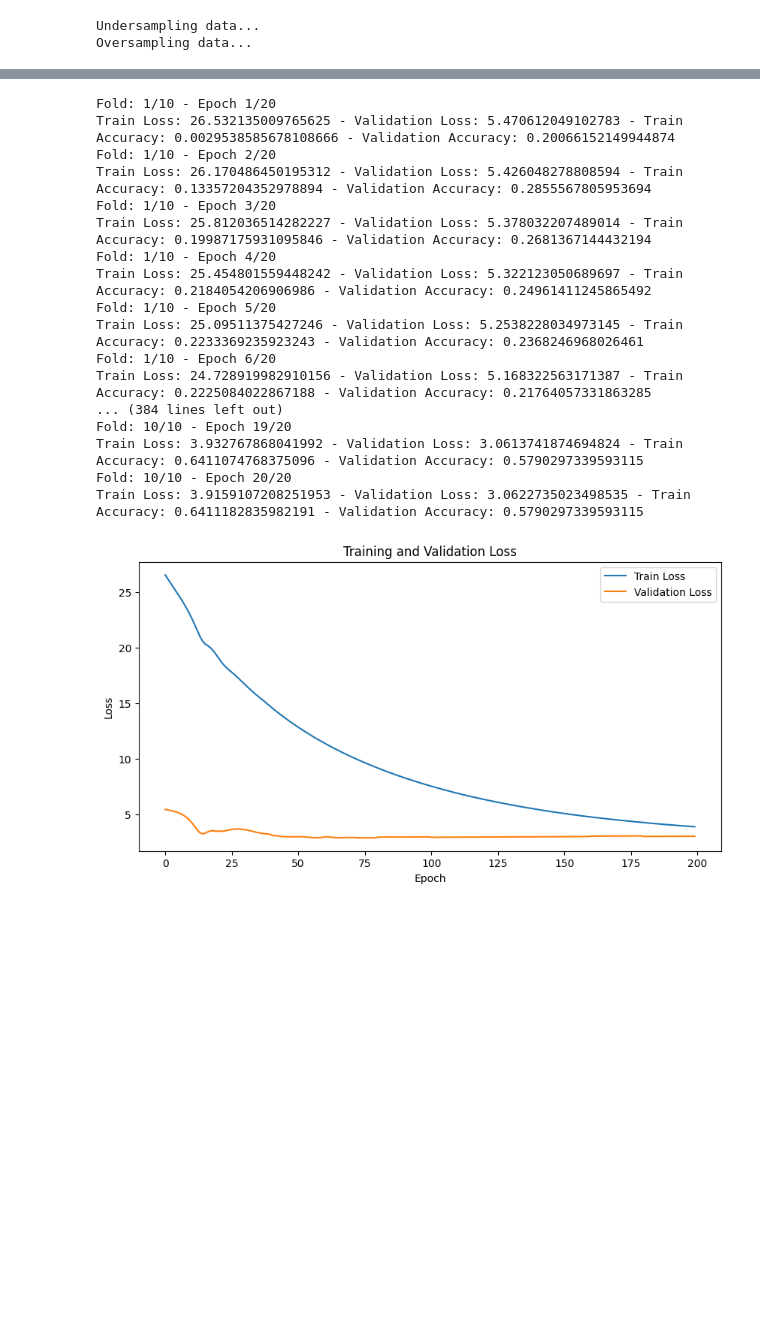
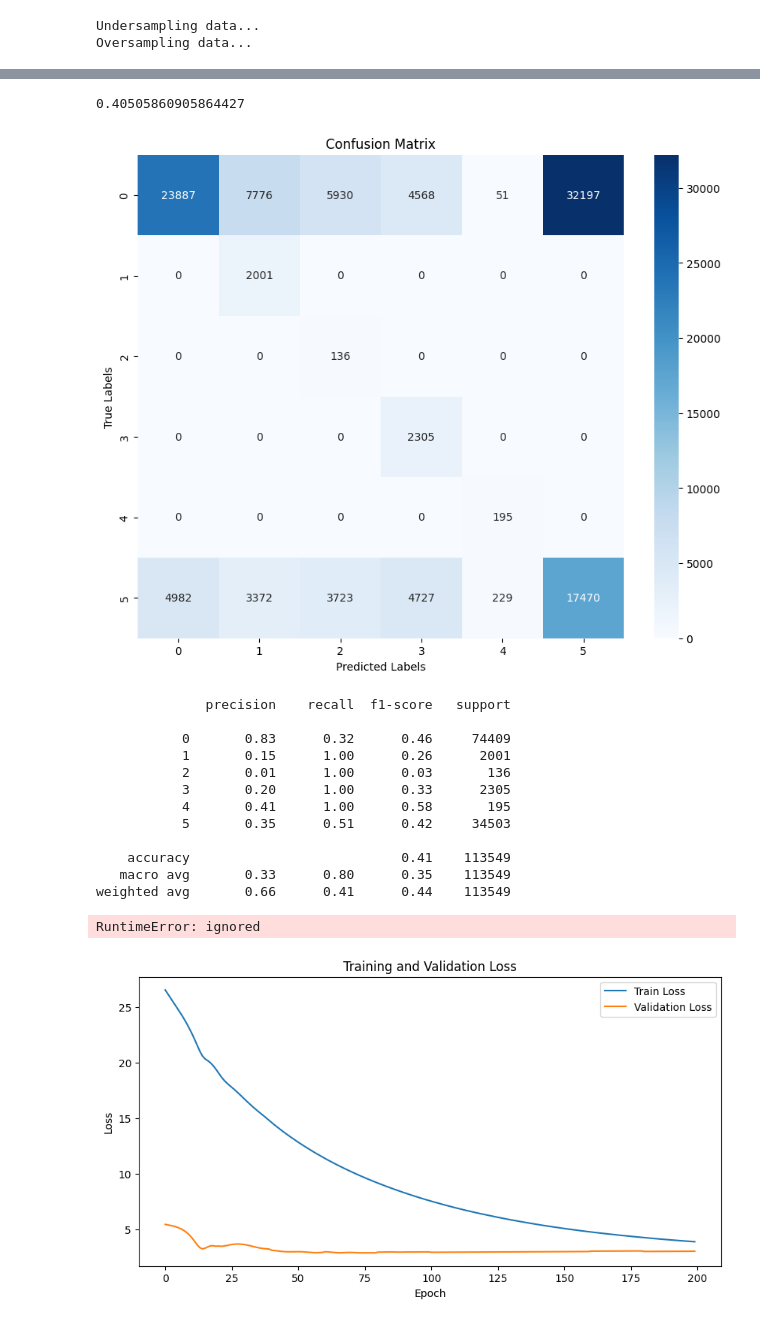
Before and after one commit to TannerAGraves/StructBioInfo, a Jupyter notebook: contacts_classification_scratch.ipynb, the cells around one changed output, grey strips where cells are left out. Saved outputs shown, nothing was run; the diff lists cells and outputs as text; code cells hidden in the pictures; blank space fills up the shorter version.

```diff
--- a/contacts_classification_scratch.ipynb
+++ b/contacts_classification_scratch.ipynb
@@ -123,8 +117,6 @@ Scaling data...
 # %%
 # Create the test and train split (from ORIGINAL data)
-
-X_train, X_test, y_train, y_test = train_test_split(X_scaled, y_oneHot, test_size=0.1, random_state=123)
-
+X_train, X_test, y_train, y_test = train_test_split(X_scaled, y, test_size=0.25, stratify=y, random_state=123)
 # TO FIX: WE NEED A VALIDATION SET THAT IS NOT AFFECTED BY THE PREPROCESSING!
 # For now, I'm using the test set with a constraint on the indexes in the training function to use as a validation set, but we need a better solution.
 
@@ -249,0 +391,55 @@ Non-trainable params: 0
+# %%
+from sklearn.metrics import classification_report, confusion_matrix
+import seaborn as sns
+
+def report(model, test_loader):
+    device = torch.device("cuda" if torch.cuda.is_available() else "cpu")
+    model.to(device)
+    model.eval()
+
+    y_true = []
+    y_pred = []
+
+    with torch.no_grad():
+        for inputs, labels in test_loader:
+            inputs = inputs.to(device)
+            labels = labels.to(device)
+
+            outputs = model(inputs)
+            _, preds = torch.max(outputs, 1)
+
+            y_true.extend(labels.cpu().numpy())
+            y_pred.extend(preds.cpu().numpy())
+    accuracy = accuracy_score(y_true, y_pred)
+    print(accuracy)
+    report = classification_report(y_true, y_pred)
+    cm = confusion_matrix(y_true, y_pred)
+
+    # Plotting confusion matrix
+    plt.figure(figsize=(10, 8))
+    sns.heatmap(cm, annot=True, cmap="Blues", fmt="d")
+    plt.title("Confusion Matrix")
+    plt.xlabel("Predicted Labels")
+    plt.ylabel("True Labels")
+    plt.show()
+
+    return report
+
+# Assuming you have already trained your model and have a test loader
+report = report(model, test_loader)
+print(report)
+# %% [output]
+0.40505860905864427
+[figure, added]
+              precision    recall  f1-score   support
+
+           0       0.83      0.32      0.46     74409
+           1       0.15      1.00      0.26      2001
+           2       0.01      1.00      0.03       136
+           3       0.20      1.00      0.33      2305
+           4       0.41      1.00      0.58       195
+           5       0.35      0.51      0.42     34503
+
+    accuracy                           0.41    113549
+   macro avg       0.33      0.80      0.35    113549
+weighted avg       0.66      0.41      0.44    113549
@@ -346,27 +640,11 @@ def train(model, optimizer, num_epochs, l2_lambda):
 
     return train_losses, val_losses, train_accuracies, val_accuracies
 # %%
-EPOCHS = 20 # 50 to have 500 epochs, using 20 for convenience
+EPOCHS = 50# to have 500 epochs, using 20 for convenience
 
 train_loss, val_loss, train_accuracy, val_accuracy = train(model, optimizer, num_epochs=EPOCHS, l2_lambda=0.01)
 # %% [output]
-Fold: 1/10 - Epoch 1/20
-Train Loss: 26.532135009765625 - Validation Loss: 5.470612049102783 - Train Accuracy: 0.0029538585678108666 - Validation Accuracy: 0.20066152149944874
-Fold: 1/10 - Epoch 2/20
-Train Loss: 26.170486450195312 - Validation Loss: 5.426048278808594 - Train Accuracy: 0.13357204352978894 - Validation Accuracy: 0.2855567805953694
-Fold: 1/10 - Epoch 3/20
-Train Loss: 25.812036514282227 - Validation Loss: 5.378032207489014 - Train Accuracy: 0.19987175931095846 - Validation Accuracy: 0.2681367144432194
-Fold: 1/10 - Epoch 4/20
-Train Loss: 25.454801559448242 - Validation Loss: 5.322123050689697 - Train Accuracy: 0.2184054206906986 - Validation Accuracy: 0.24961411245865492
-Fold: 1/10 - Epoch 5/20
-Train Loss: 25.09511375427246 - Validation Loss: 5.2538228034973145 - Train Accuracy: 0.2233369235923243 - Validation Accuracy: 0.2368246968026461
-Fold: 1/10 - Epoch 6/20
-Train Loss: 24.728919982910156 - Validation Loss: 5.168322563171387 - Train Accuracy: 0.2225084022867188 - Validation Accuracy: 0.21764057331863285
-... (384 lines left out)
-Fold: 10/10 - Epoch 19/20
-Train Loss: 3.932767868041992 - Validation Loss: 3.0613741874694824 - Train Accuracy: 0.6411074768375096 - Validation Accuracy: 0.5790297339593115
-Fold: 10/10 - Epoch 20/20
-Train Loss: 3.9159107208251953 - Validation Loss: 3.0622735023498535 - Train Accuracy: 0.6411182835982191 - Validation Accuracy: 0.5790297339593115
+RuntimeError: ignored
 # %%
 
 
```
Also changed, not shown: parts of 19 cells of this notebook.
